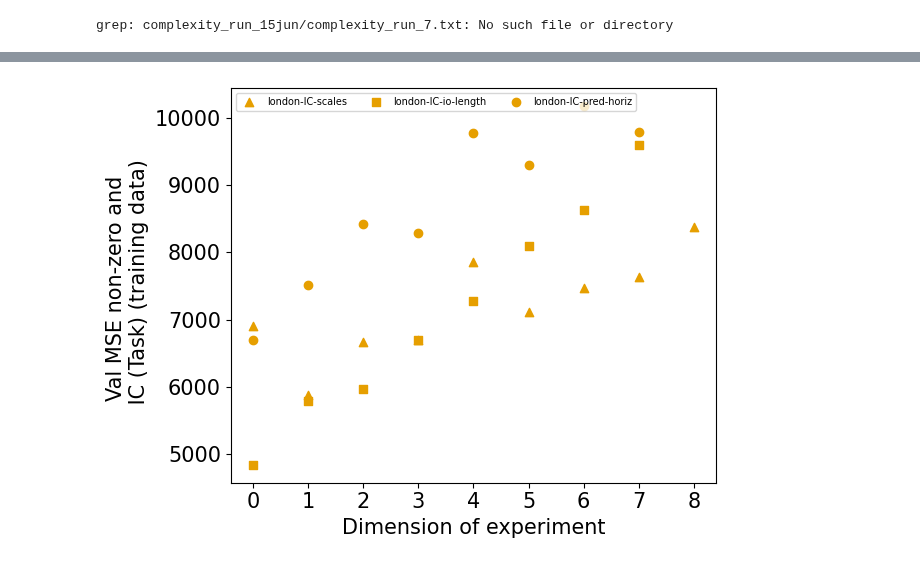
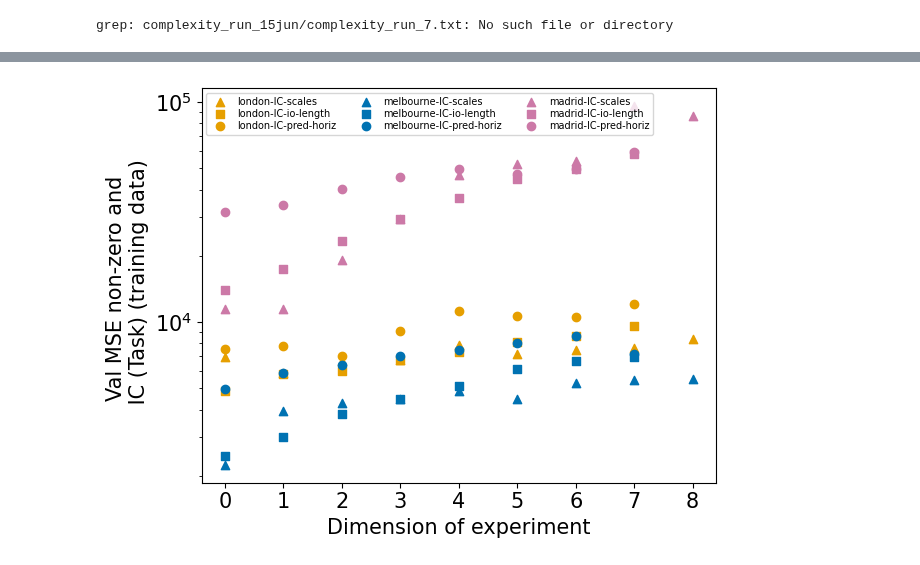
Before and after one commit to mie-lab/Complexity-Aware-Traffic-Prediction, a Jupyter notebook: exploration/CATP/plotting/analyse_validation_csv.ipynb, the cells around one changed output, grey strips where cells are left out. Drawn from its saved outputs; the diff is of its cells as text; code cells hidden in the pictures.

```diff
--- a/exploration/CATP/plotting/analyse_validation_csv.ipynb
+++ b/exploration/CATP/plotting/analyse_validation_csv.ipynb
@@ -144,10 +147,13 @@ for city in config.city_list:
                         else:
                             plt.scatter(scale,  np.mean(a), marker='*',label=cityname + "-IC-train", alpha=1, color=city_color[cityname])
                             city_label_printed.append(cityname)
+                    sprint (cityname, i_o_length, scale, pred_horiz, np.mean(a))
+
 
 plt.xlabel("Scales", fontsize=15)
 plt.ylabel("Val MSE non-zero and \n IC (Task) (training data)", fontsize=15)
-plt.yscale('log')
+plt.yscale('symlog')
+plt.ylim(bottom=0.101)
 plt.xticks(fontsize=15)
 plt.yticks(fontsize=15)
 plt.legend(loc="lower right", fontsize=8, ncol=3, labelspacing=0.02)
@@ -265,6 +286,7 @@ for city in config.city_list:
                         else:
                             plt.scatter(i_o_length,  np.mean(a), marker='*',label=cityname + "-IC-train", alpha=1, color=city_color[cityname])
                             city_label_printed.append(cityname)
+                    sprint (cityname, i_o_length, scale, pred_horiz, np.mean(a))
 
 
 plt.xlabel("Input/Output length", fontsize=15)
@@ -391,6 +425,7 @@ for city in config.city_list:
                         else:
                             plt.scatter(pred_horiz,  np.mean(a), marker='*',label=cityname + "-IC-train", alpha=1, color=city_color[cityname])
                             city_label_printed.append(cityname)
+                    sprint (cityname, i_o_length, scale, pred_horiz, np.mean(a))
 
 
 plt.xlabel("Prediction Horizon", fontsize=15)
@@ -409,7 +461,7 @@ plt.show()
 import pandas as pd
 
 # scales
-for city in config.city_list_def:
+for city in config.city_list:
 
     cityname = city.lower()
 
@@ -511,8 +563,8 @@ for city in config.city_list_def:
         cityname = city.lower()
 
         city_label_printed = []
-        # df = pd.read_csv("PM_complexity_results_all_cities_io_4_standard_wide_margins_run_1.csv")
-        df = pd.read_csv("PM_complexity_results_all_cities_jun_10.csv")
+        df = pd.read_csv("PM_complexity_results_all_cities_io_4_standard_wide_margins_run_1.csv")
+        # df = pd.read_csv("PM_complexity_results_all_cities_jun_10.csv")
 
 
         for scale in config.scales_def:
@@ -529,35 +581,35 @@ for city in config.city_list_def:
                     else:
                         range_ = list(range(filtered_rows.shape[0]))
                         # sprint (cityname, scale, i_o_length, pred_horiz, filtered_rows.shape)
                         # no worries, will be plotted multiple times # this is three times because of first combination overlap
 
                     # if printing only one star even if multiple present, uncomment below:
                     # range_ = [0]
 
 
                     a = []
                     for i in range_:
                             a.append(filtered_rows.iloc[i][CSR_type] / 500)
 
                     for i in [0]:
                         if cityname in city_label_printed:
                             plt.scatter(counter,  np.mean(a), marker='o',color=city_color[cityname], alpha=1)
                         else:
                             plt.scatter(counter,  np.mean(a), marker='o',label=cityname + "-IC-pred-horiz", alpha=1, color=city_color[cityname])
                             city_label_printed.append(cityname)
 
 
 plt.xlabel("Dimension of experiment", fontsize=15)
 plt.ylabel("Val MSE non-zero and \n IC (Task) (training data)", fontsize=15)
-# plt.yscale('log')
+plt.yscale('log')
 plt.xticks(fontsize=15)
 plt.yticks(fontsize=15)
 plt.legend(loc="upper left", fontsize=7, ncol=3, labelspacing=0.2)
 plt.tight_layout()
 plt.savefig("pred_horiz_csr_val_combo.png")
 plt.show()
 # %% [output]
-[figure, old version]
+[figure, new version]
 # %%
 # If using "PM_complexity_results_all_cities_io_4_standard_wide_margins.csv"
 
```
Also changed, not shown: parts of 10 cells of this notebook, 9 other files.
